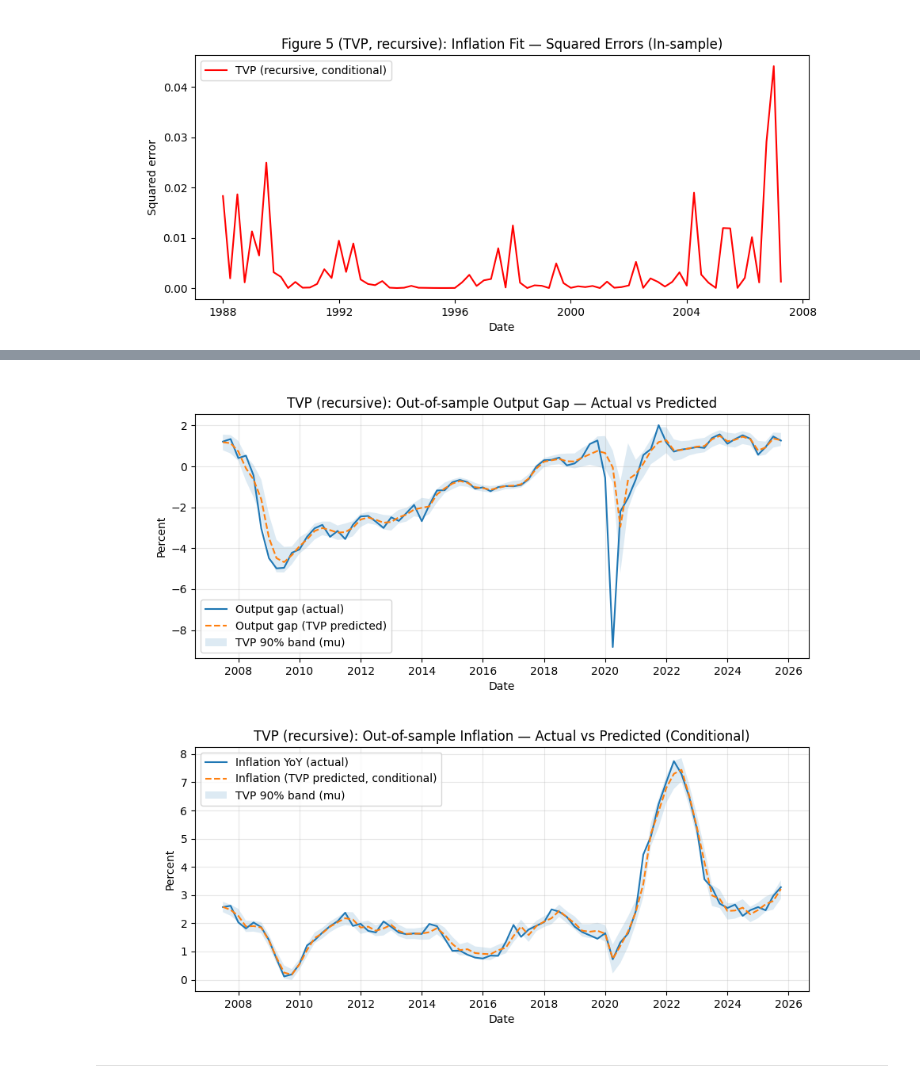
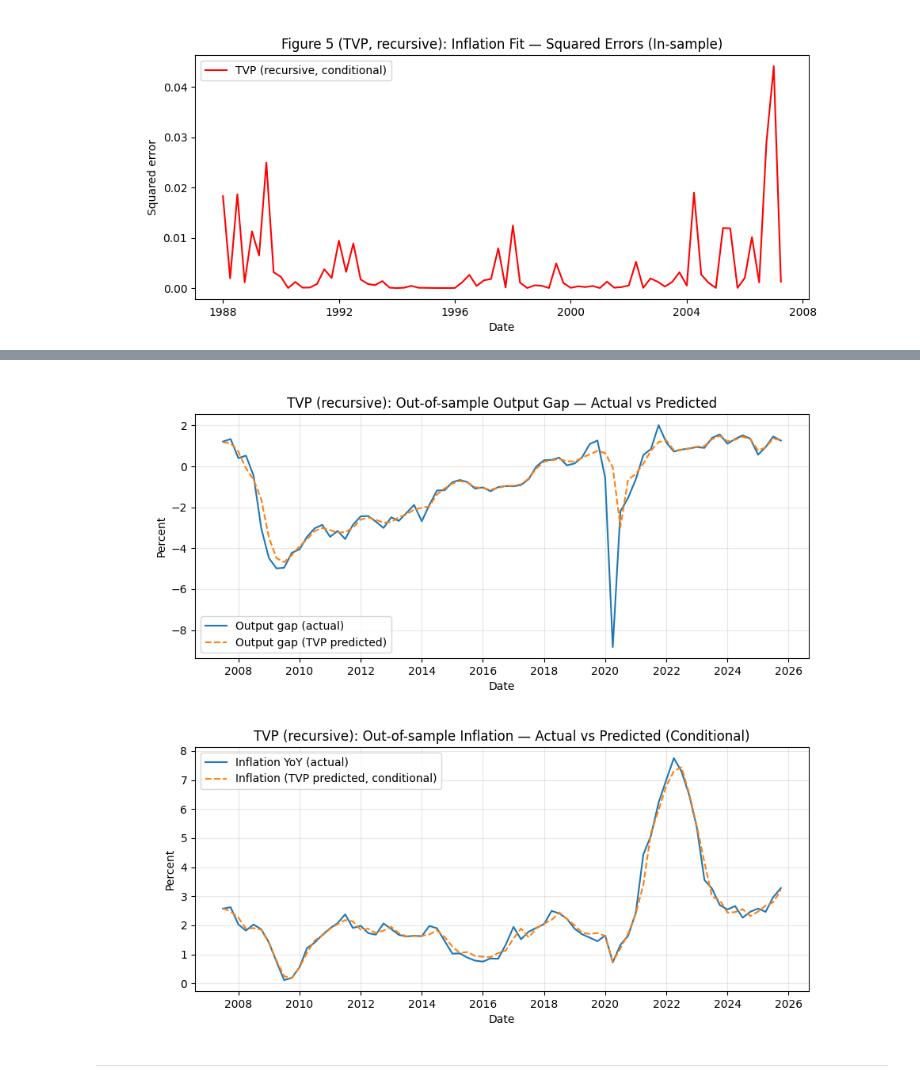
Before and after one commit to erskordi/Autonomous_Fed, a Jupyter notebook: notebooks/linear_environment.ipynb, the cells around one changed output, grey strips where cells are left out. Saved outputs shown, nothing was run; the diff lists cells and outputs as text; code cells hidden in the pictures.

```diff
--- a/notebooks/linear_environment.ipynb
+++ b/notebooks/linear_environment.ipynb
@@ -2068,26 +2162,26 @@ print(f"TVP OOS (from 2007Q3) | pi: MSE={mse_pi:.4f}, RMSE={rmse_pi:.4f}, n={len
 # %%
 # --- Plot: Output gap actual vs predicted ---
 fig, ax = plt.subplots(figsize=(10, 4))
 ax.plot(tvp_oos.index.to_timestamp(), tvp_oos["y"], label="Output gap (actual)")
 ax.plot(tvp_oos.index.to_timestamp(), tvp_oos["y_hat"], "--", label="Output gap (TVP predicted)")
 
 # credible band (optional)
-ax.fill_between(
-    tvp_oos.index.to_timestamp(),
-    tvp_oos["y_hat_p05"],
-    tvp_oos["y_hat_p95"],
-    alpha=0.15,
-    label="TVP 90% band (mu)",
-)
+#ax.fill_between(
+#    tvp_oos.index.to_timestamp(),
+#    tvp_oos["y_hat_p05"],
+#    tvp_oos["y_hat_p95"],
+#    alpha=0.15,
+#    label="TVP 90% band (mu)",
+#)
 
 ax.set_title("TVP (recursive): Out-of-sample Output Gap — Actual vs Predicted")
 ax.set_xlabel("Date")
 ax.set_ylabel("Percent")
 ax.grid(True, alpha=0.3)
 ax.legend()
 plt.show()
 # %% [output]
-[figure, old version]
+[figure, new version]
 # %%
 # --- Plot: Inflation actual vs predicted (conditional on realized y_t by construction) ---
 fig, ax = plt.subplots(figsize=(10, 4))
@@ -2095,13 +2189,13 @@ ax.plot(tvp_oos.index.to_timestamp(), tvp_oos["pi"], label="Inflation YoY (actua
 ax.plot(tvp_oos.index.to_timestamp(), tvp_oos["pi_hat"], "--", label="Inflation (TVP predicted, conditional)")
 
 # credible band (optional)
-ax.fill_between(
-    tvp_oos.index.to_timestamp(),
-    tvp_oos["pi_hat_p05"],
-    tvp_oos["pi_hat_p95"],
-    alpha=0.15,
-    label="TVP 90% band (mu)",
-)
+#ax.fill_between(
+#    tvp_oos.index.to_timestamp(),
+#    tvp_oos["pi_hat_p05"],
+#    tvp_oos["pi_hat_p95"],
+#    alpha=0.15,
+#    label="TVP 90% band (mu)",
+#)
 
 ax.set_title("TVP (recursive): Out-of-sample Inflation — Actual vs Predicted (Conditional)")
 ax.set_xlabel("Date")
@@ -2110,7 +2204,7 @@ ax.grid(True, alpha=0.3)
 ax.legend()
 plt.show()
 # %% [output]
-[figure, old version]
+[figure, new version]
 # %% [markdown]
 --------
 # %% [markdown]
```
Also changed, not shown: parts of 21 cells of this notebook, 14 other files.
